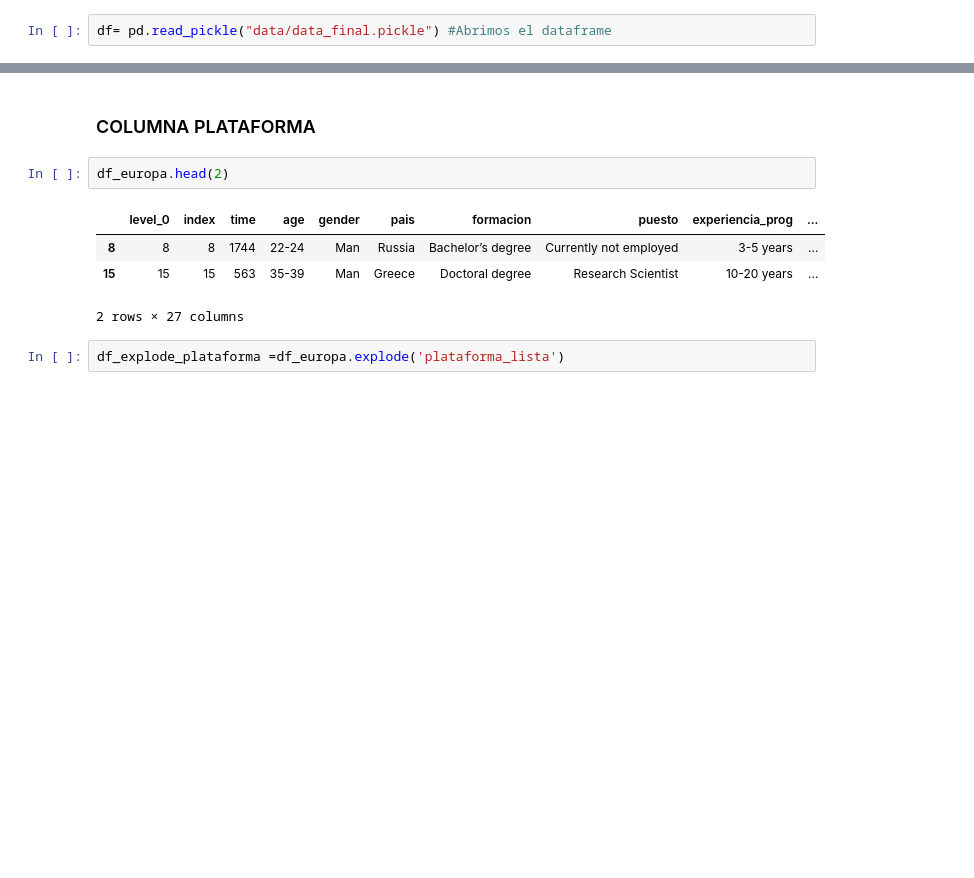
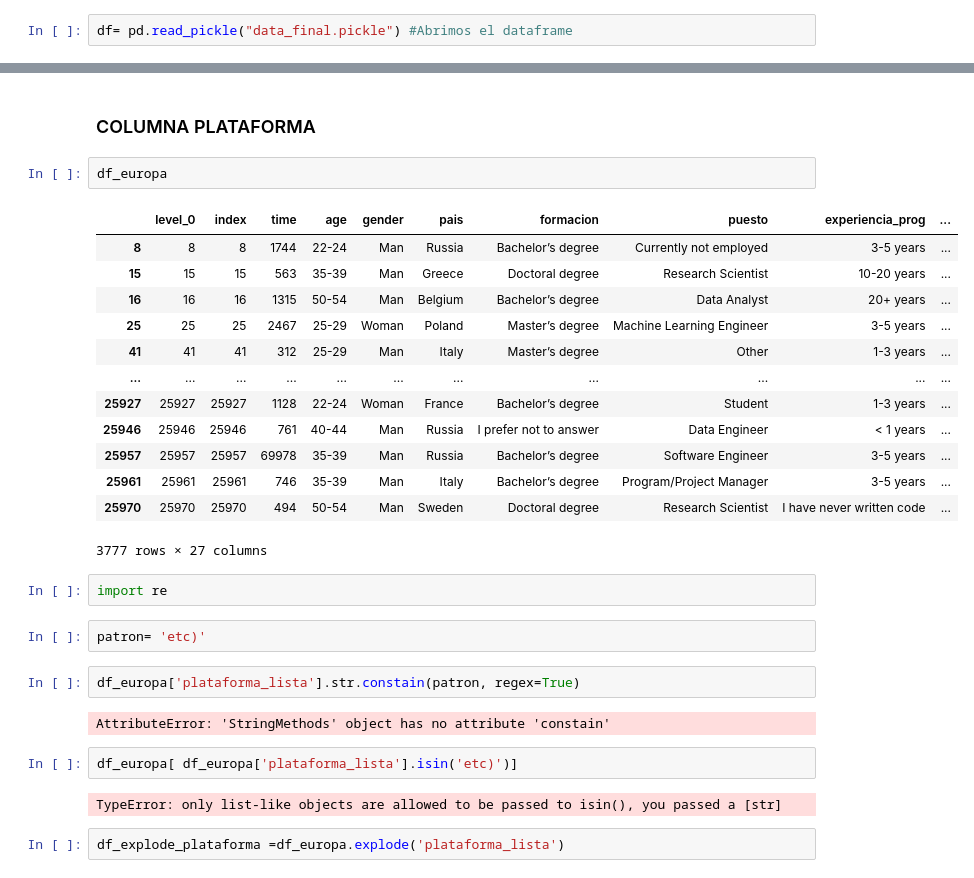
Before and after one commit to Adalab/project-DA-promo-c-modulo-2-team-5, a Jupyter notebook: sprint3_proyecto_modulo2.ipynb, the cells around one changed output, grey strips where cells are left out. Cells and saved outputs as stored; diff of their text form; blank space fills up the shorter version.

```diff
--- a/sprint3_proyecto_modulo2.ipynb
+++ b/sprint3_proyecto_modulo2.ipynb
@@ -14,7 +21,7 @@ style_list = ['default', 'classic'] + sorted(
 # %%
 #style_list
 # %%
-df= pd.read_pickle("data/data_final.pickle") #Abrimos el dataframe
+df= pd.read_pickle("data_final.pickle") #Abrimos el dataframe
 # %%
 df.head(2)
 # %% [output]
@@ -451,11 +485,32 @@ plt.show();
 # %% [markdown]
 ### COLUMNA PLATAFORMA
 # %%
-df_europa.head(2)
+df_europa
 # %% [output]
 |  | level_0 | index | time | age | gender | pais | formacion | puesto | experiencia_prog | ... |
 | 8 | 8 | 8 | 1744 | 22-24 | Man | Russia | Bachelor’s degree | Currently not employed | 3-5 years | ... |
 | 15 | 15 | 15 | 563 | 35-39 | Man | Greece | Doctoral degree | Research Scientist | 10-20 years | ... |
+| 16 | 16 | 16 | 1315 | 50-54 | Man | Belgium | Bachelor’s degree | Data Analyst | 20+ years | ... |
+| 25 | 25 | 25 | 2467 | 25-29 | Woman | Poland | Master’s degree | Machine Learning Engineer | 3-5 years | ... |
+| 41 | 41 | 41 | 312 | 25-29 | Man | Italy | Master’s degree | Other | 1-3 years | ... |
+| ... | ... | ... | ... | ... | ... | ... | ... | ... | ... | ... |
+| 25927 | 25927 | 25927 | 1128 | 22-24 | Woman | France | Bachelor’s degree | Student | 1-3 years | ... |
+| 25946 | 25946 | 25946 | 761 | 40-44 | Man | Russia | I prefer not to answer | Data Engineer | < 1 years | ... |
+| 25957 | 25957 | 25957 | 69978 | 35-39 | Man | Russia | Bachelor’s degree | Software Engineer | 3-5 years | ... |
+| 25961 | 25961 | 25961 | 746 | 35-39 | Man | Italy | Bachelor’s degree | Program/Project Manager | 3-5 years | ... |
+| 25970 | 25970 | 25970 | 494 | 50-54 | Man | Sweden | Doctoral degree | Research Scientist | I have never written code | ... |
-2 rows × 27 columns
+3777 rows × 27 columns
+# %%
+import re
+# %%
+patron= 'etc)'
+# %%
+df_europa['plataforma_lista'].str.constain(patron, regex=True)
+# %% [output]
+AttributeError: 'StringMethods' object has no attribute 'constain'
+# %%
+df_europa[ df_europa['plataforma_lista'].isin('etc)')]
+# %% [output]
+TypeError: only list-like objects are allowed to be passed to isin(), you passed a [str]
 # %%
 df_explode_plataforma =df_europa.explode('plataforma_lista')
```
Also changed, not shown: parts of 21 cells of this notebook.
